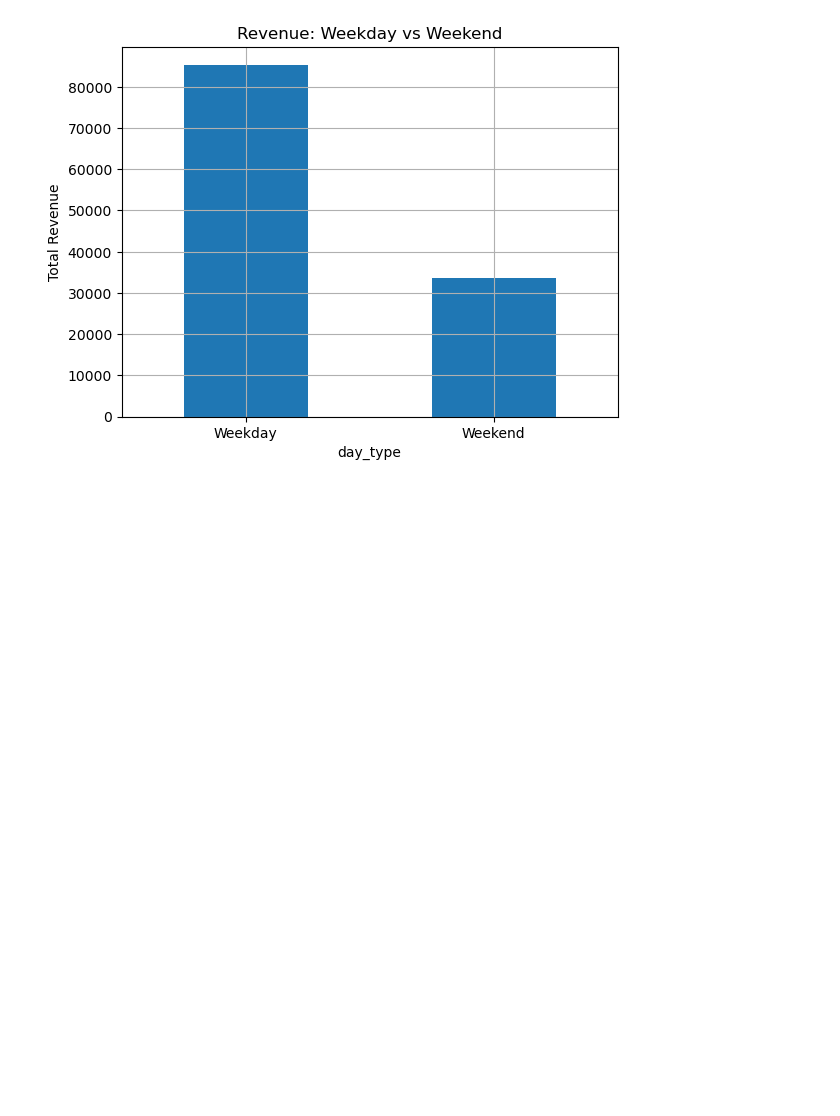
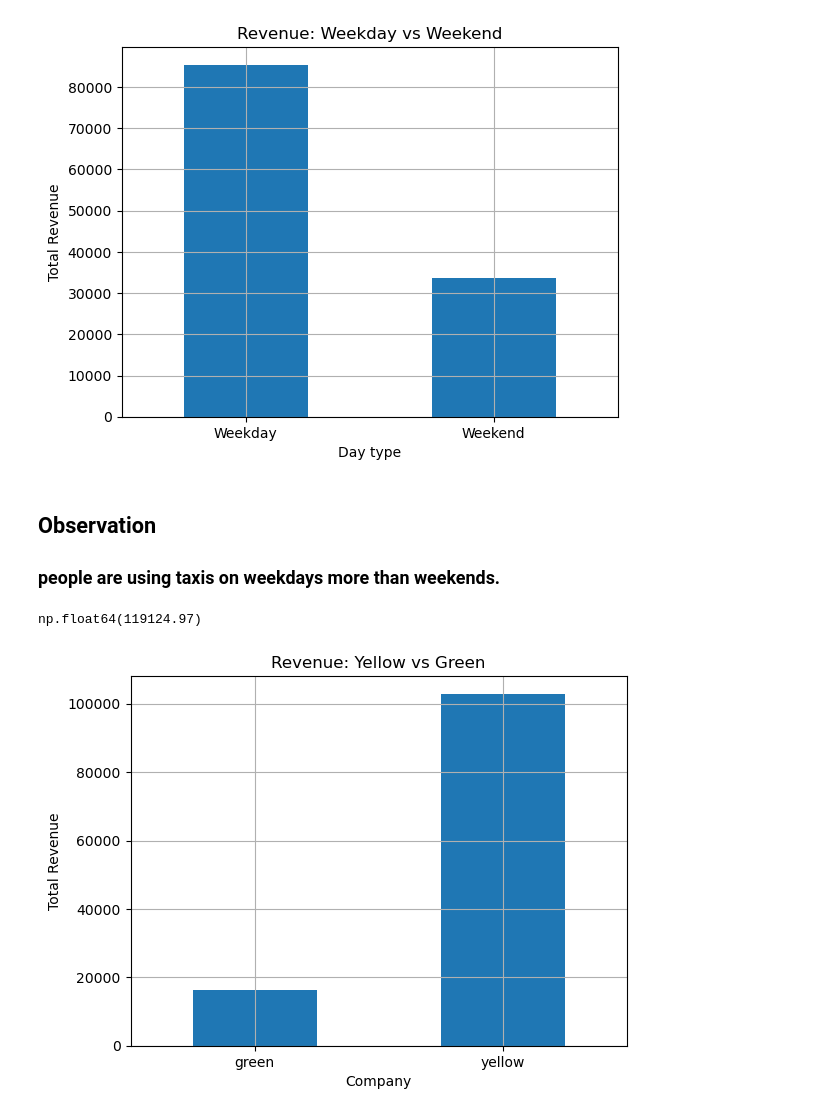
Before and after one commit to Kishansoni3739/seaborn_taxis_data_EDA, a Jupyter notebook: taxis_eda.ipynb, the cells around one changed output. Saved outputs shown, nothing was run; the diff lists cells and outputs as text; code cells hidden in the pictures; blank space fills up the shorter version.

Commit message:
EDA of taxis.csv is Completed

```diff
--- a/taxis_eda.ipynb
+++ b/taxis_eda.ipynb
@@ -495,3 +497,6 @@ plt.grid()
 plt.show()
 # %% [output]
 [figure]
+# %% [markdown]
+## Observation
+### people are using taxis on weekdays more than weekends.
@@ -497,0 +505,4 @@ plt.show()
+# %%
+total_rev
+# %% [output]
+np.float64(119124.97)
@@ -497,0 +518,13 @@ plt.show()
+# %%
+company_wise_rev = data.groupby('color')['total'].sum()
+# %%
+company_wise_rev.plot(kind='bar')
+plt.xticks(rotation = 0)
+plt.ylabel("Total Revenue")
+plt.xlabel("Company")
+plt.title("Revenue: Yellow vs Green")
+plt.grid()
+plt.savefig("Company_revenue.png",dpi = 300)
+plt.show()
+# %% [output]
+[figure, added]
```
Also changed, not shown: parts of 16 cells of this notebook, 5 other files.
